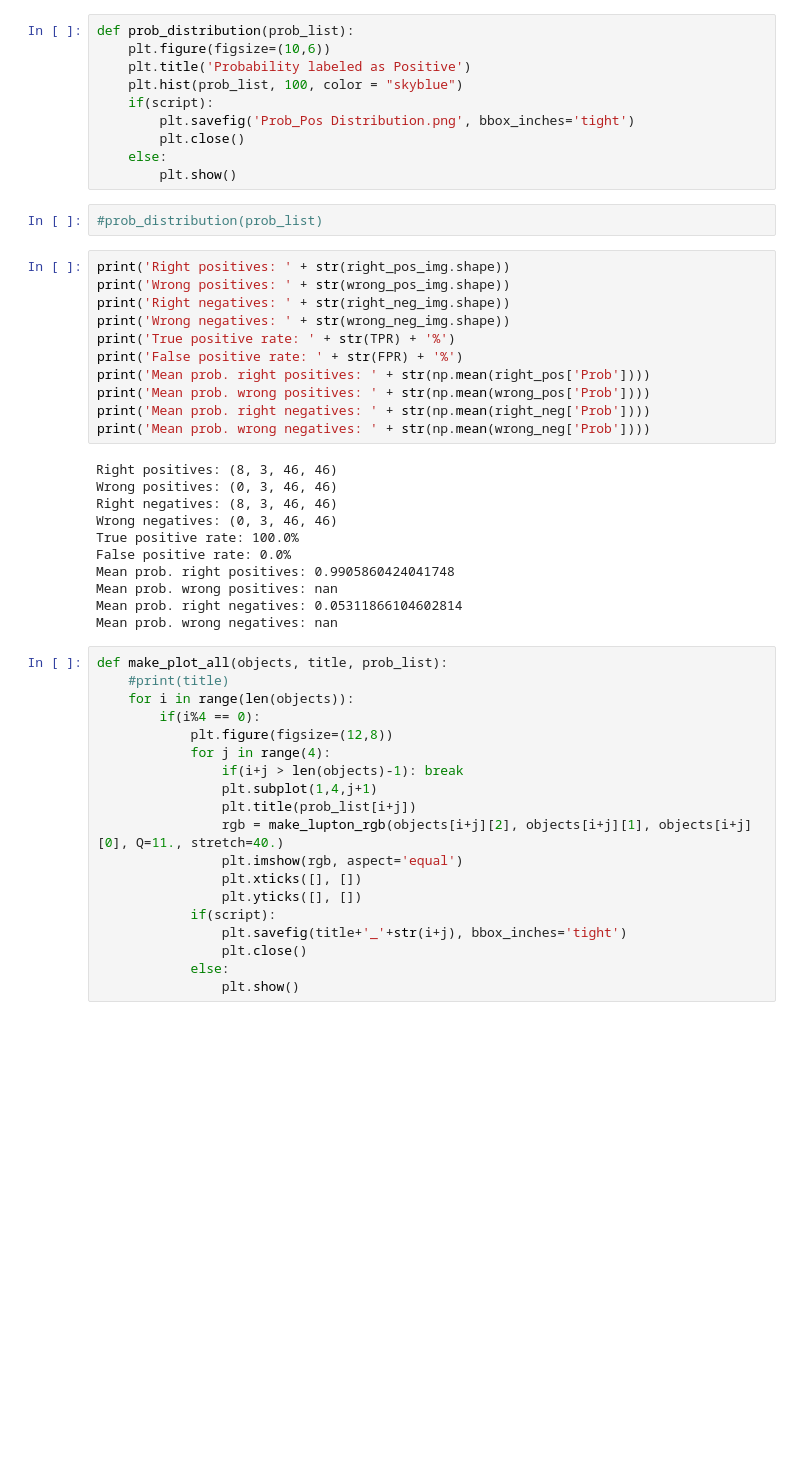
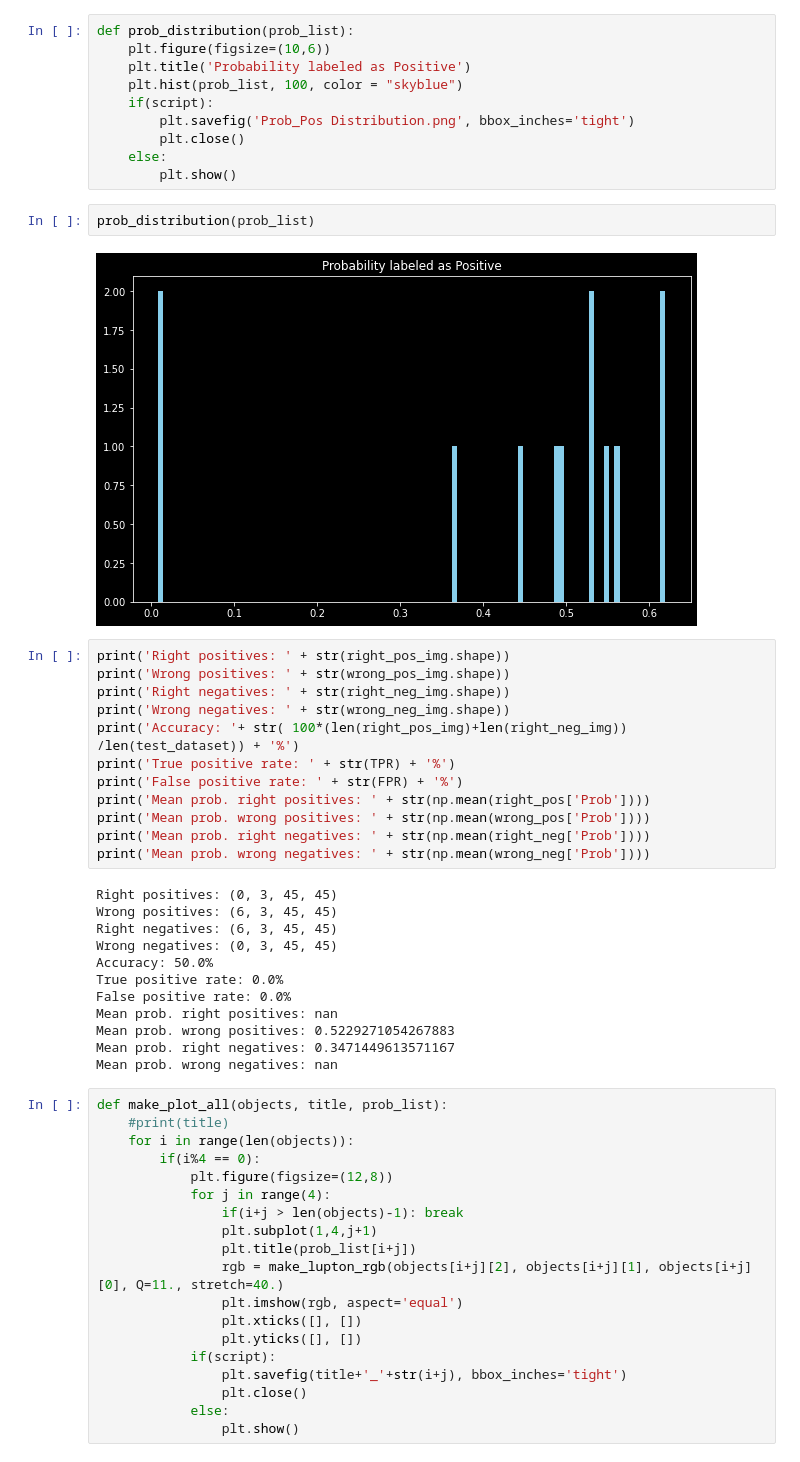
Before and after one commit to JimenaGonzalez/Searching-double-lenses, a Jupyter notebook: vit_cnn/vit_cnn.ipynb, the cells around one changed output. Drawn from its saved outputs; the diff is of its cells as text; blank space fills up the shorter version.

Commit message:
Added more negative cases and separated validation and testing samples

```diff
--- a/vit_cnn/vit_cnn.ipynb
+++ b/vit_cnn/vit_cnn.ipynb
@@ -460,12 +485,15 @@ def prob_distribution(prob_list):
     else:
         plt.show()
 # %%
-#prob_distribution(prob_list)
+prob_distribution(prob_list)
+# %% [output]
+[figure, added]
 # %%
 print('Right positives: ' + str(right_pos_img.shape))
 print('Wrong positives: ' + str(wrong_pos_img.shape))
 print('Right negatives: ' + str(right_neg_img.shape))
 print('Wrong negatives: ' + str(wrong_neg_img.shape))
+print('Accuracy: '+ str( 100*(len(right_pos_img)+len(right_neg_img)) /len(test_dataset)) + '%')
 print('True positive rate: ' + str(TPR) + '%')
 print('False positive rate: ' + str(FPR) + '%')
 print('Mean prob. right positives: ' + str(np.mean(right_pos['Prob'])))
@@ -473,15 +501,16 @@ print('Mean prob. wrong positives: ' + str(np.mean(wrong_pos['Prob'])))
 print('Mean prob. right negatives: ' + str(np.mean(right_neg['Prob'])))
 print('Mean prob. wrong negatives: ' + str(np.mean(wrong_neg['Prob'])))
 # %% [output]
-Right positives: (8, 3, 46, 46)
-Wrong positives: (0, 3, 46, 46)
-Right negatives: (8, 3, 46, 46)
-Wrong negatives: (0, 3, 46, 46)
-True positive rate: 100.0%
+Right positives: (0, 3, 45, 45)
+Wrong positives: (6, 3, 45, 45)
+Right negatives: (6, 3, 45, 45)
+Wrong negatives: (0, 3, 45, 45)
+Accuracy: 50.0%
+True positive rate: 0.0%
 False positive rate: 0.0%
-Mean prob. right positives: 0.9905860424041748
-Mean prob. wrong positives: nan
-Mean prob. right negatives: 0.05311866104602814
+Mean prob. right positives: nan
+Mean prob. wrong positives: 0.5229271054267883
+Mean prob. right negatives: 0.3471449613571167
 Mean prob. wrong negatives: nan
 # %%
 def make_plot_all(objects, title, prob_list):
```
Also changed, not shown: parts of 18 cells of this notebook, 1 other file.
